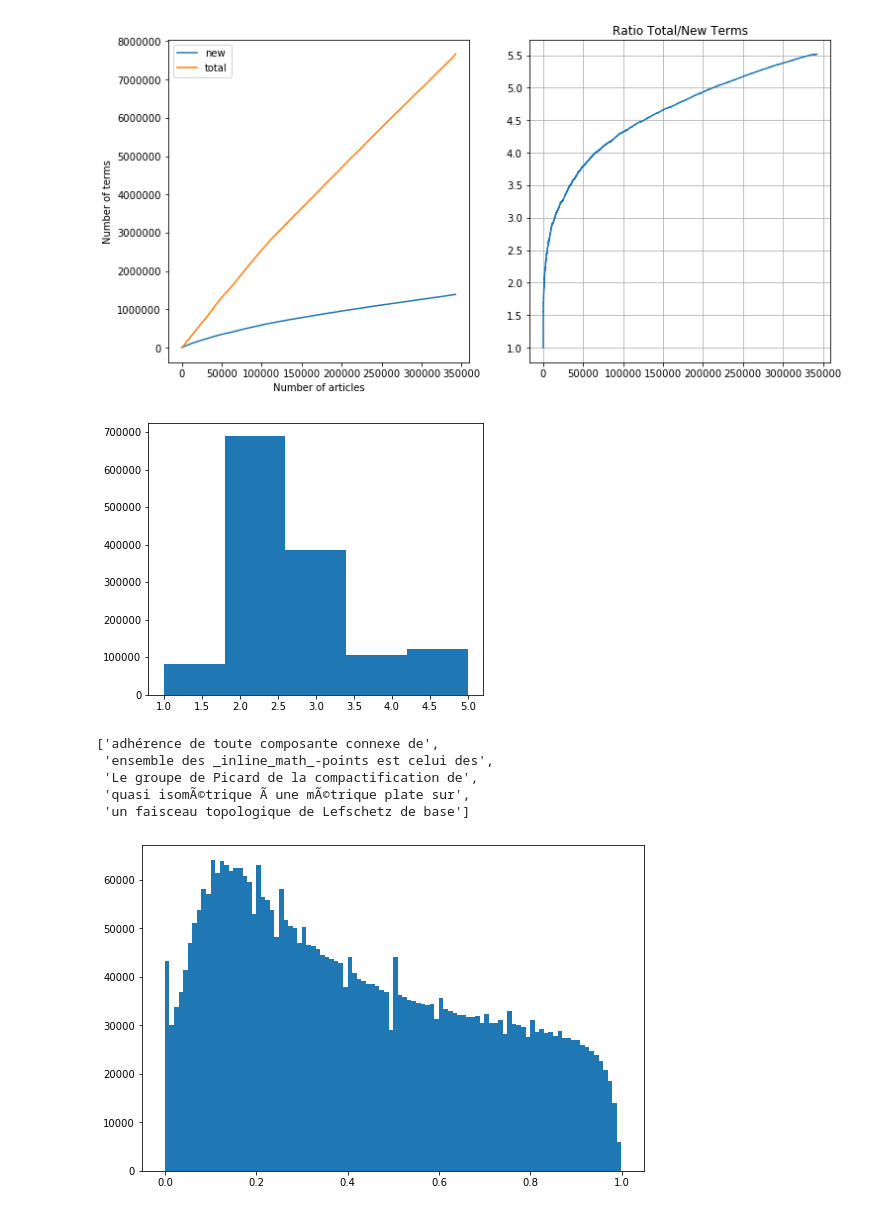
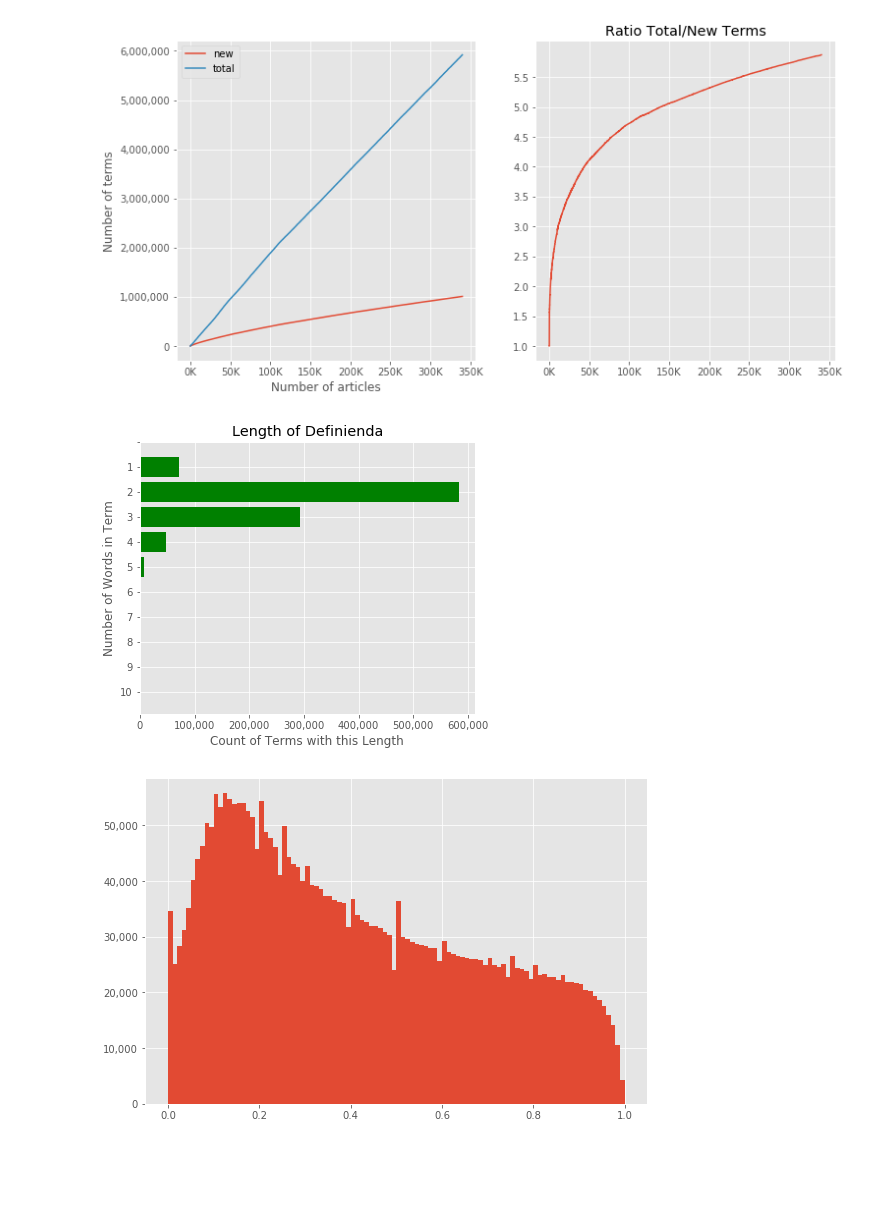
Before and after one commit to lab156/arxivDownload, a Jupyter notebook: Visualization of definitions.ipynb, the cells around one changed output. Drawn from its saved outputs; the diff is of its cells as text; code cells hidden in the pictures; blank space fills up the shorter version.

```diff
--- a/Visualization of definitions.ipynb
+++ b/Visualization of definitions.ipynb
@@ -18,7 +19,7 @@ tot_dfndum_lst = [0]
 rep_ratio = []
 term_cnt = Counter()
 perc_array = np.array([])
-for xml_path in glob.glob('/mnt/glossary/math*/*.xml.gz'):
+for xml_path in tqdm(glob.glob('/mnt/glossary/v2/math*/*.xml.gz')):
     gtree = etree.parse(xml_path).getroot()
     for art in gtree.iter(tag='article'):
         d_lst = [d.text for d in art.findall('.//dfndum')]
@@ -31,5 +32,5 @@ for xml_path in glob.glob('/mnt/glossary/math*/*.xml.gz'):
         N = float(art.attrib['num'])
         percs = np.array(list(float(a.attrib['index']) for a in art.findall('.//definition')))/N
         perc_array = np.append(perc_array, percs)
-        if len(dfndum_set)%100000 == 0:
-            print(len(dfndum_set))
+        #if len(dfndum_set)%100000 == 0:
+        #    print(len(dfndum_set))
@@ -86,37 +91,55 @@ plt.show()
 # %%
 plt.figure(figsize=(12,6))
-plt.subplot(121)
+ax1 = plt.subplot(121)
 plt.plot(new_dfndum_lst, label='new')
 plt.plot(tot_dfndum_lst, label='total')
 #plt.title('New terms in math.AG 2015')
 plt.ylabel('Number of terms')
 plt.xlabel('Number of articles')
+ax1.get_yaxis().set_major_formatter(
+    matplotlib.ticker.FuncFormatter(lambda x, p: '{:,d}'.format(int(x))))
+ax1.get_xaxis().set_major_formatter(
+    matplotlib.ticker.FuncFormatter(lambda x, p: '{:,d}K'.format(int(x/1000))))
+
 plt.legend()
-plt.subplot(122)
+ax2 = plt.subplot(122)
 plt.plot(rep_ratio)
 plt.yticks(np.arange(1,6,0.5))
 plt.grid(True)
+ax2.get_xaxis().set_major_formatter(
+    matplotlib.ticker.FuncFormatter(lambda x, p: '{:,d}K'.format(int(x/1000))))
 plt.title('Ratio Total/New Terms')
 plt.show()
 # %% [output]
-[figure, old version]
+[figure, new version]
 # %%
 # number of terms in a Defdum
 fig=plt.figure(figsize=(6, 5))
-n_words = [min(5,len(w.split())) for w in dfndum_set]
-plt.hist(n_words, 5)
+n_words = [min(len(w.split()),10) for w in dfndum_set]
+len_cnt = Counter(n_words)
+plt.style.use('ggplot')
+reversed_range = list(range(1,11))
+reversed_range.reverse()
+ax = plt.subplot(111)
+plt.barh([k for k,_ in enumerate(reversed_range)], [len_cnt[l] for l in reversed_range],color='green')
+plt.yticks(range(11), reversed_range)
+plt.ylabel('Number of Words in Phrase')
+plt.xlabel('Count of Terms with this Length')
+plt.title('Length of Definienda')
+ax.get_xaxis().set_major_formatter(
+    matplotlib.ticker.FuncFormatter(lambda x, p: format(int(x), ',')))
 plt.show()
-[w for w in dfndum_set if len(w.split()) > 5][:5]
+#[w for w in dfndum_set if len(w.split()) > 10][:5]
+print()
 # %% [output]
-[figure, old version]
+[figure, new version]
-['adhérence de toute composante connexe de',
- 'ensemble des _inline_math_-points est celui des',
- 'Le groupe de Picard de la compactification de',
- 'quasi isomÃ©trique Ã une mÃ©trique plate sur',
- 'un faisceau topologique de Lefschetz de base']
 # %%
 plt.figure(figsize=[9,6])
+ax = plt.subplot(111)
 plt.hist(perc_array,100)
+ax.get_yaxis().set_major_formatter(
+    matplotlib.ticker.FuncFormatter(lambda x, p: format(int(x), ',')))
+plot.title('Relative appearance of definitions')
 plt.show()
 # %% [output]
-[figure, old version]
+[figure, new version]
```
Also changed, not shown: parts of 9 cells of this notebook, 2 other files.
